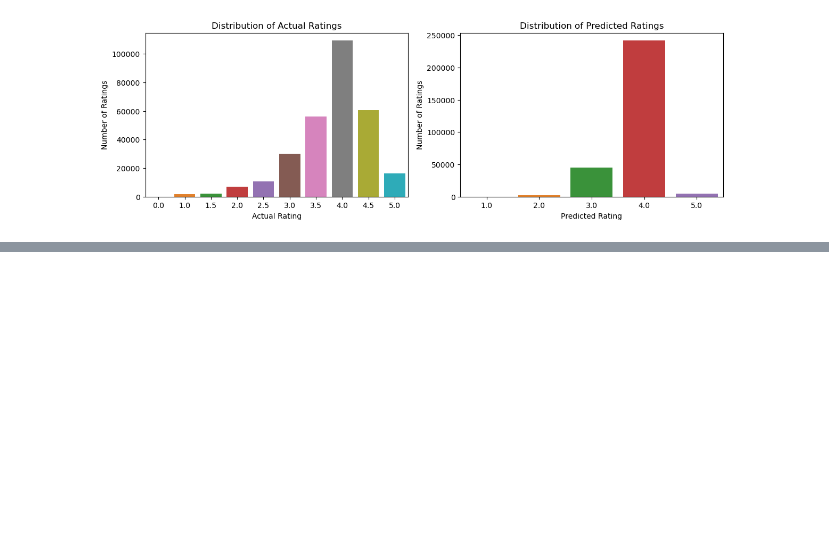
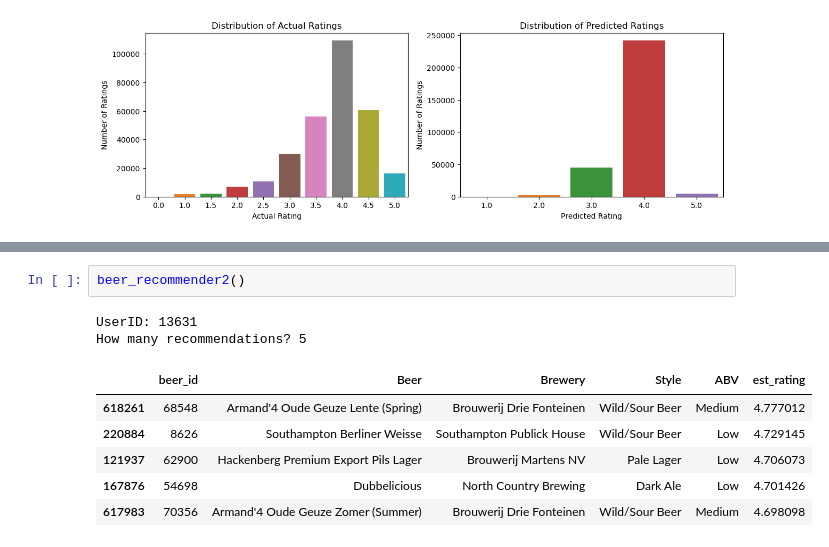
Before and after one commit to ashlidougherty/Beer-Recommender, a Jupyter notebook: CollabFiltering.ipynb, the cells around one changed output, grey strips where cells are left out. Saved outputs shown, nothing was run; the diff lists cells and outputs as text; blank space fills up the shorter version.

```diff
--- a/CollabFiltering.ipynb
+++ b/CollabFiltering.ipynb
@@ -509,0 +588,11 @@ KeyError: '10108'
+# %%
+beer_recommender2()
+# %% [output]
+UserID: 13631
+How many recommendations? 5
+|  | beer_id | Beer | Brewery | Style | ABV | est_rating |
+| 618261 | 68548 | Armand'4 Oude Geuze Lente (Spring) | Brouwerij Drie Fonteinen | Wild/Sour Beer | Medium | 4.777012 |
+| 220884 | 8626 | Southampton Berliner Weisse | Southampton Publick House | Wild/Sour Beer | Low | 4.729145 |
+| 121937 | 62900 | Hackenberg Premium Export Pils Lager | Brouwerij Martens NV | Pale Lager | Low | 4.706073 |
+| 167876 | 54698 | Dubbelicious | North Country Brewing | Dark Ale | Low | 4.701426 |
+| 617983 | 70356 | Armand'4 Oude Geuze Zomer (Summer) | Brouwerij Drie Fonteinen | Wild/Sour Beer | Medium | 4.698098 |
```
Also changed, not shown: parts of 47 cells of this notebook.
